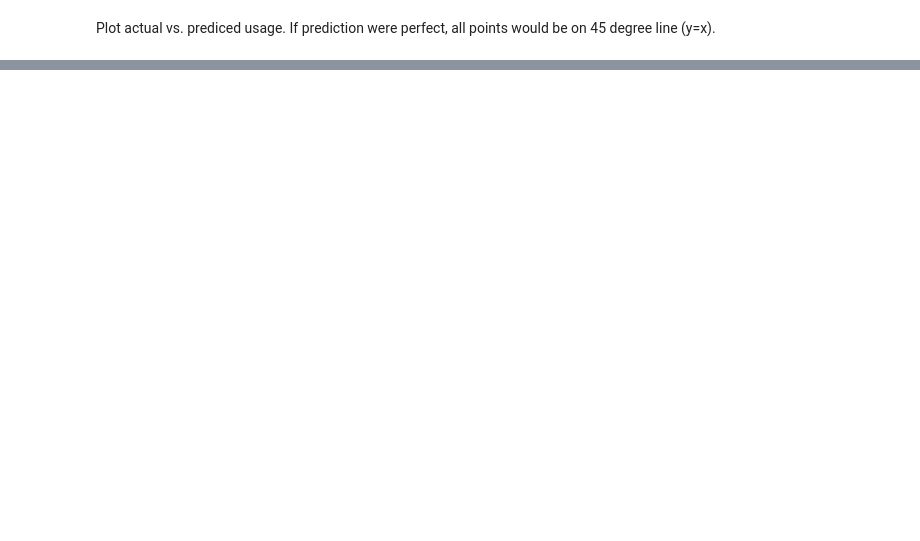
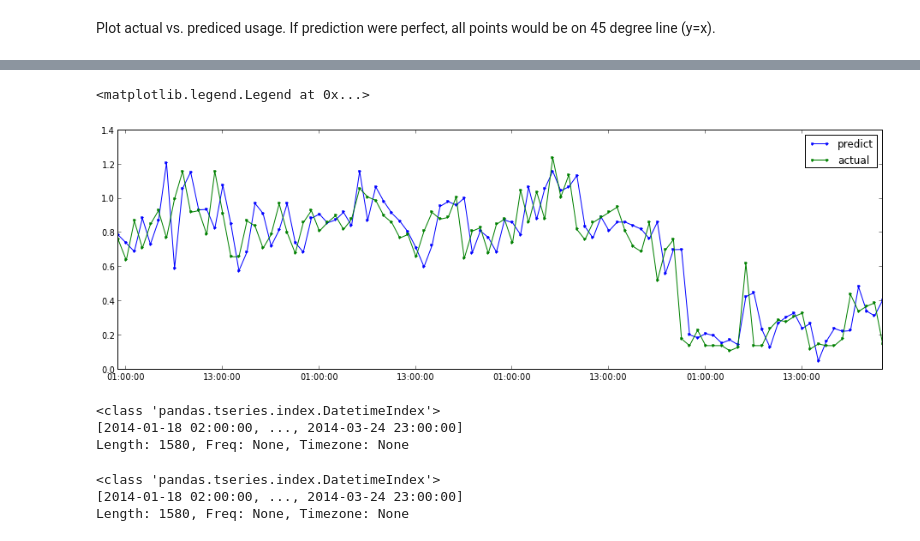
Before and after one commit to jtelszasz/my_energy_forecast_SVR, a Jupyter notebook: Elec_SVM.ipynb, the cells around one changed output, grey strips where cells are left out. Saved outputs shown, nothing was run; the diff lists cells and outputs as text; code cells hidden in the pictures; blank space fills up the shorter version.

```diff
--- a/Elec_SVM.ipynb
+++ b/Elec_SVM.ipynb
@@ -257,0 +311,29 @@ dtypes: float64(73)
+# %%
+predict_y_train_array = SVR_model.predict(X_train_scaled)
+# Put it in a Pandas dataframe for ease of use
+predict_y_train = pd.DataFrame(predict_y_train_array,columns=['USAGE'])
+predict_y_train.index = X_train_df.index
+# %%
+plot_start = '17-mar-2014'
+plot_end = '20-mar-2014'
+
+fig = plt.figure(figsize=[16,5])
+plot1 = plt.plot(predict_y_train[plot_start:plot_end].index,predict_y_train[plot_start:plot_end],marker='.')
+plot2 = plt.plot(y_train_df[plot_start:plot_end].index,y_train_df[plot_start:plot_end],marker='.')
+
+plt.legend(['predict','actual'])
+# %% [output]
+<matplotlib.legend.Legend at 0x...>
+[figure, added]
+# %%
+predict_y_train.index
+# %% [output]
+<class 'pandas.tseries.index.DatetimeIndex'>
+[2014-01-18 02:00:00, ..., 2014-03-24 23:00:00]
+Length: 1580, Freq: None, Timezone: None
+# %%
+y_train_df.index
+# %% [output]
+<class 'pandas.tseries.index.DatetimeIndex'>
+[2014-01-18 02:00:00, ..., 2014-03-24 23:00:00]
+Length: 1580, Freq: None, Timezone: None
```
Also changed, not shown: parts of 18 cells of this notebook, 8 other files.
